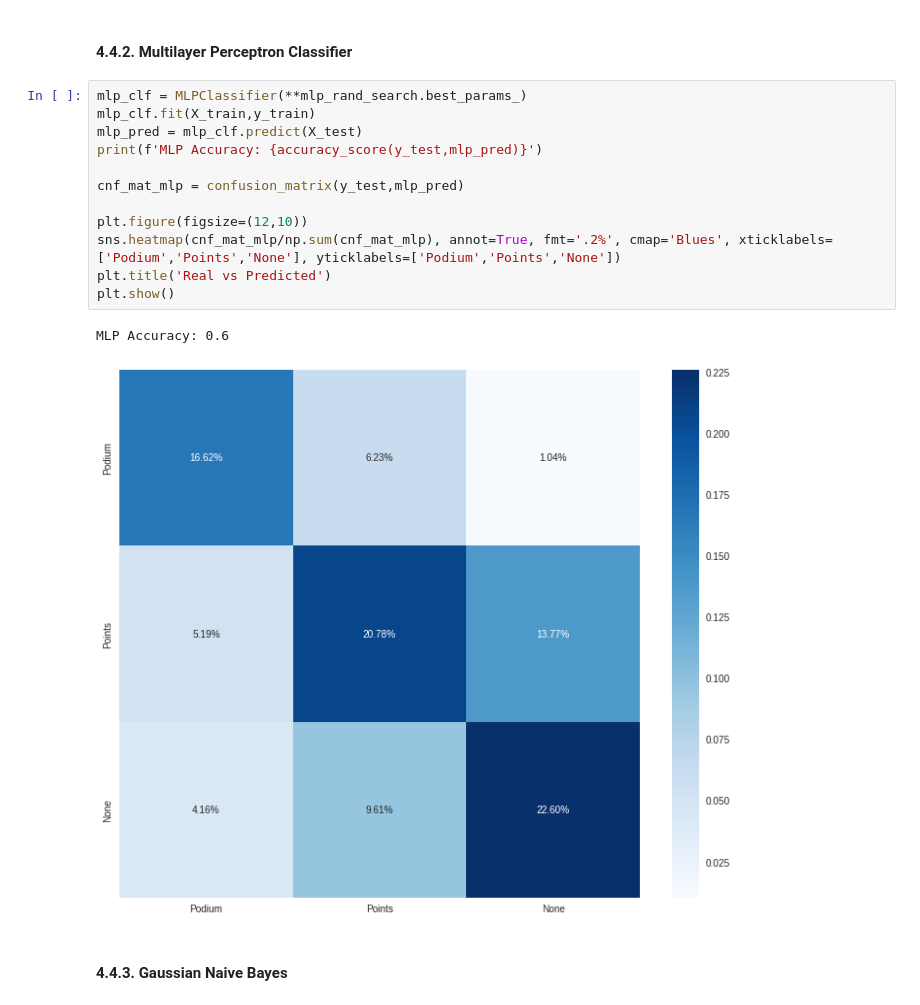
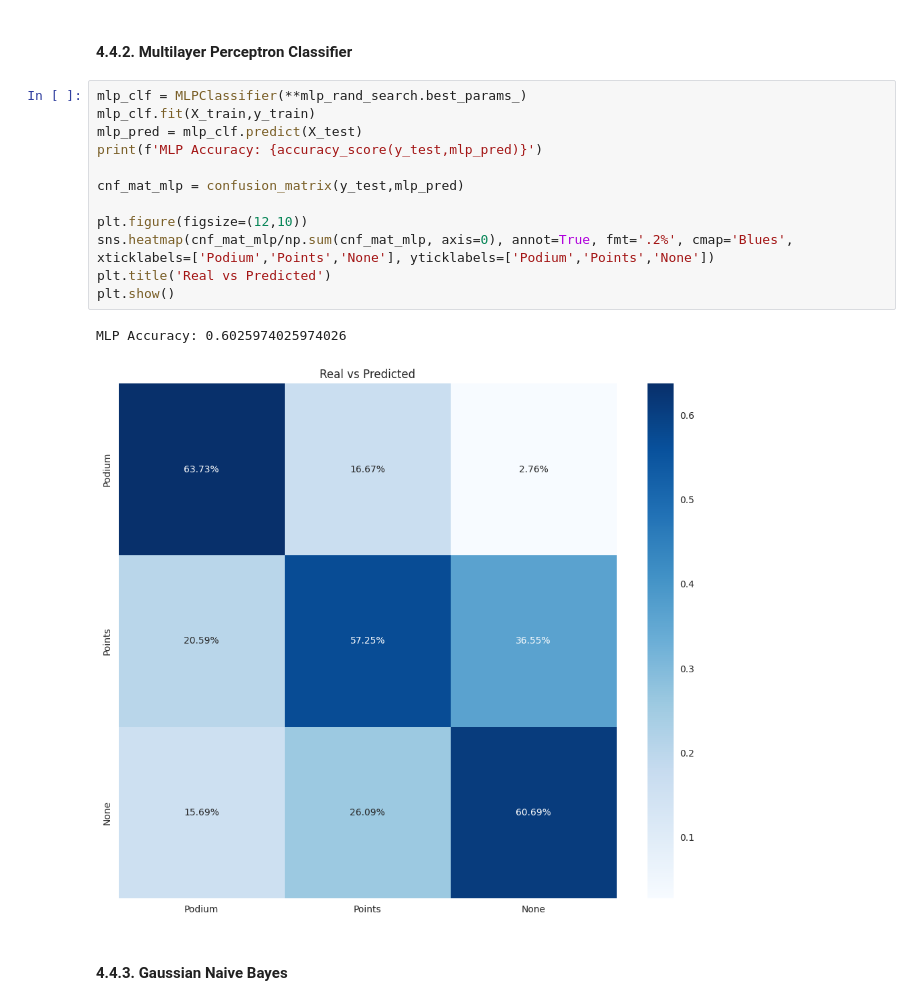
Before and after one commit to joaofavoretti/formula-1-result-predict, a Jupyter notebook: f1.ipynb, the cells around one changed output. Cells and saved outputs as stored; diff of their text form.

```diff
--- a/f1.ipynb
+++ b/f1.ipynb
@@ -548,18 +548,18 @@ Decision Tree ccuracy: 0.6025974025974026
 # %%
 mlp_clf = MLPClassifier(**mlp_rand_search.best_params_)
 mlp_clf.fit(X_train,y_train)
 mlp_pred = mlp_clf.predict(X_test)
 print(f'MLP Accuracy: {accuracy_score(y_test,mlp_pred)}')
 
 cnf_mat_mlp = confusion_matrix(y_test,mlp_pred)
 
 plt.figure(figsize=(12,10))
-sns.heatmap(cnf_mat_mlp/np.sum(cnf_mat_mlp), annot=True, fmt='.2%', cmap='Blues', xticklabels=['Podium','Points','None'], yticklabels=['Podium','Points','None'])
+sns.heatmap(cnf_mat_mlp/np.sum(cnf_mat_mlp, axis=0), annot=True, fmt='.2%', cmap='Blues', xticklabels=['Podium','Points','None'], yticklabels=['Podium','Points','None'])
 plt.title('Real vs Predicted')
 plt.show()
 # %% [output]
-MLP Accuracy: 0.6
+MLP Accuracy: 0.6025974025974026
-[figure, old version]
+[figure, new version]
 # %% [markdown]
 #### 4.4.3. Gaussian Naive Bayes
 # %%
```
Also changed, not shown: parts of 7 cells of this notebook.
